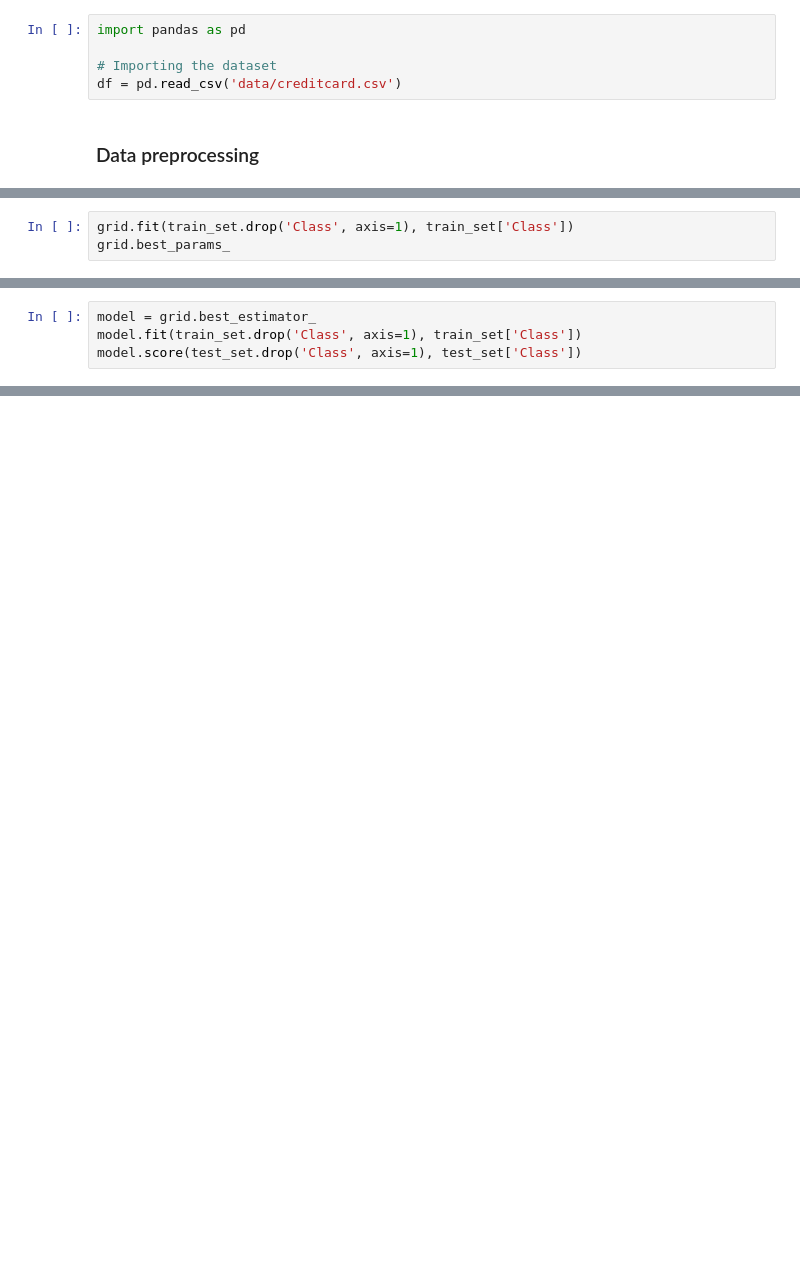
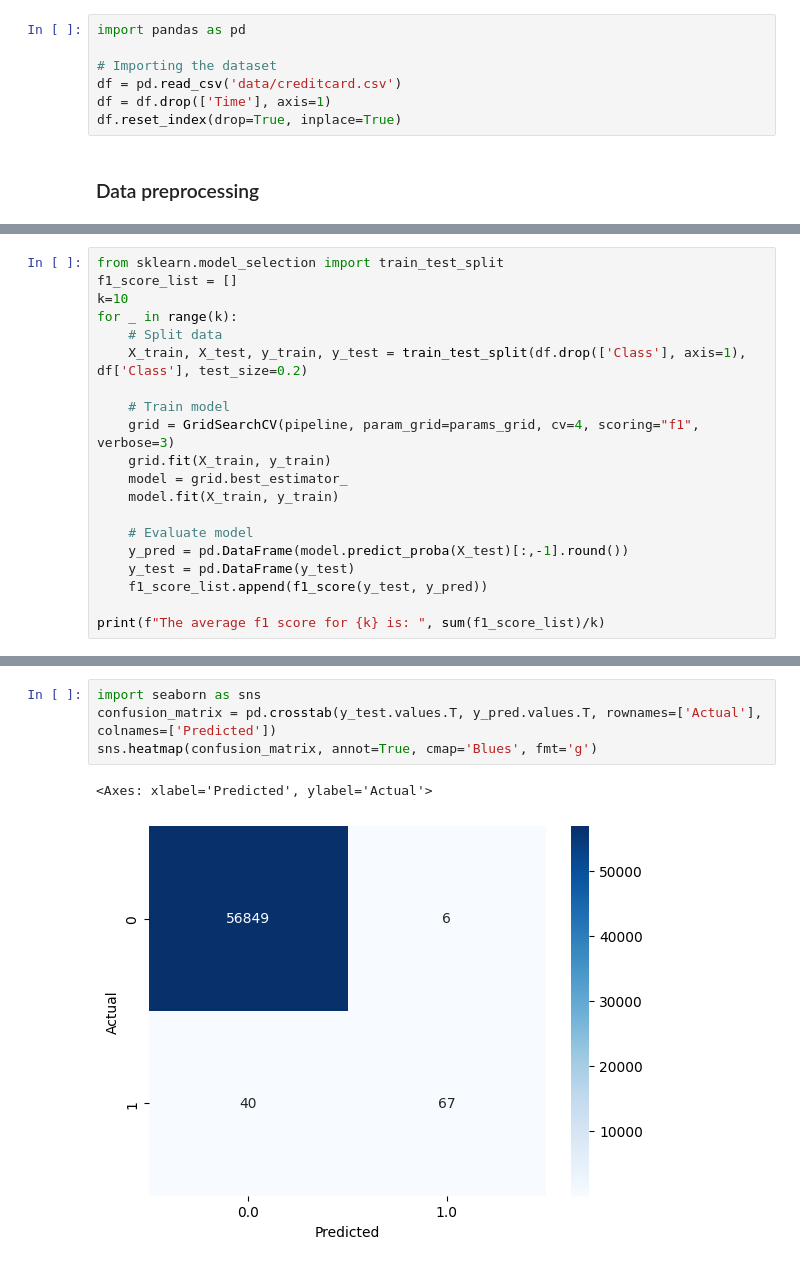
Before and after one commit to clement-cvll/creditcard-fraud-ML, a Jupyter notebook: ml-pipeline.ipynb, the cells around one changed output, grey strips where cells are left out. Saved outputs shown, nothing was run; the diff lists cells and outputs as text; blank space fills up the shorter version.

Commit message:
[+] Logistic Regression pipeline

```diff
--- a/ml-pipeline.ipynb
+++ b/ml-pipeline.ipynb
@@ -10,5 +10,7 @@ import pandas as pd
 
 # Importing the dataset
 df = pd.read_csv('data/creditcard.csv')
+df = df.drop(['Time'], axis=1)
+df.reset_index(drop=True, inplace=True)
 # %% [markdown]
 ### Data preprocessing
@@ -52,3 +37,0 @@ grid = GridSearchCV(pipeline, params_grid, cv=5, scoring='accuracy')
-# %%
-grid.fit(train_set.drop('Class', axis=1), train_set['Class'])
-grid.best_params_
@@ -57,4 +37,0 @@ KeyboardInterrupt:
-# %%
-model = grid.best_estimator_
-model.fit(train_set.drop('Class', axis=1), train_set['Class'])
-model.score(test_set.drop('Class', axis=1), test_set['Class'])
@@ -60,0 +40,20 @@ model.score(test_set.drop('Class', axis=1), test_set['Class'])
+# %%
+from sklearn.model_selection import train_test_split
+f1_score_list = []
+k=10
+for _ in range(k):
+    # Split data
+    X_train, X_test, y_train, y_test = train_test_split(df.drop(['Class'], axis=1), df['Class'], test_size=0.2)
+
+    # Train model
+    grid = GridSearchCV(pipeline, param_grid=params_grid, cv=4, scoring="f1", verbose=3)
+    grid.fit(X_train, y_train)
+    model = grid.best_estimator_
+    model.fit(X_train, y_train)
+
+    # Evaluate model
+    y_pred = pd.DataFrame(model.predict_proba(X_test)[:,-1].round())
+    y_test = pd.DataFrame(y_test)
+    f1_score_list.append(f1_score(y_test, y_pred))
+
+print(f"The average f1 score for {k} is: ", sum(f1_score_list)/k)
@@ -60,0 +187,7 @@ model.score(test_set.drop('Class', axis=1), test_set['Class'])
+# %%
+import seaborn as sns
+confusion_matrix = pd.crosstab(y_test.values.T, y_pred.values.T, rownames=['Actual'], colnames=['Predicted'])
+sns.heatmap(confusion_matrix, annot=True, cmap='Blues', fmt='g')
+# %% [output]
+<Axes: xlabel='Predicted', ylabel='Actual'>
+[figure, added]
```
Also changed, not shown: parts of 10 cells of this notebook, 1 other file.
